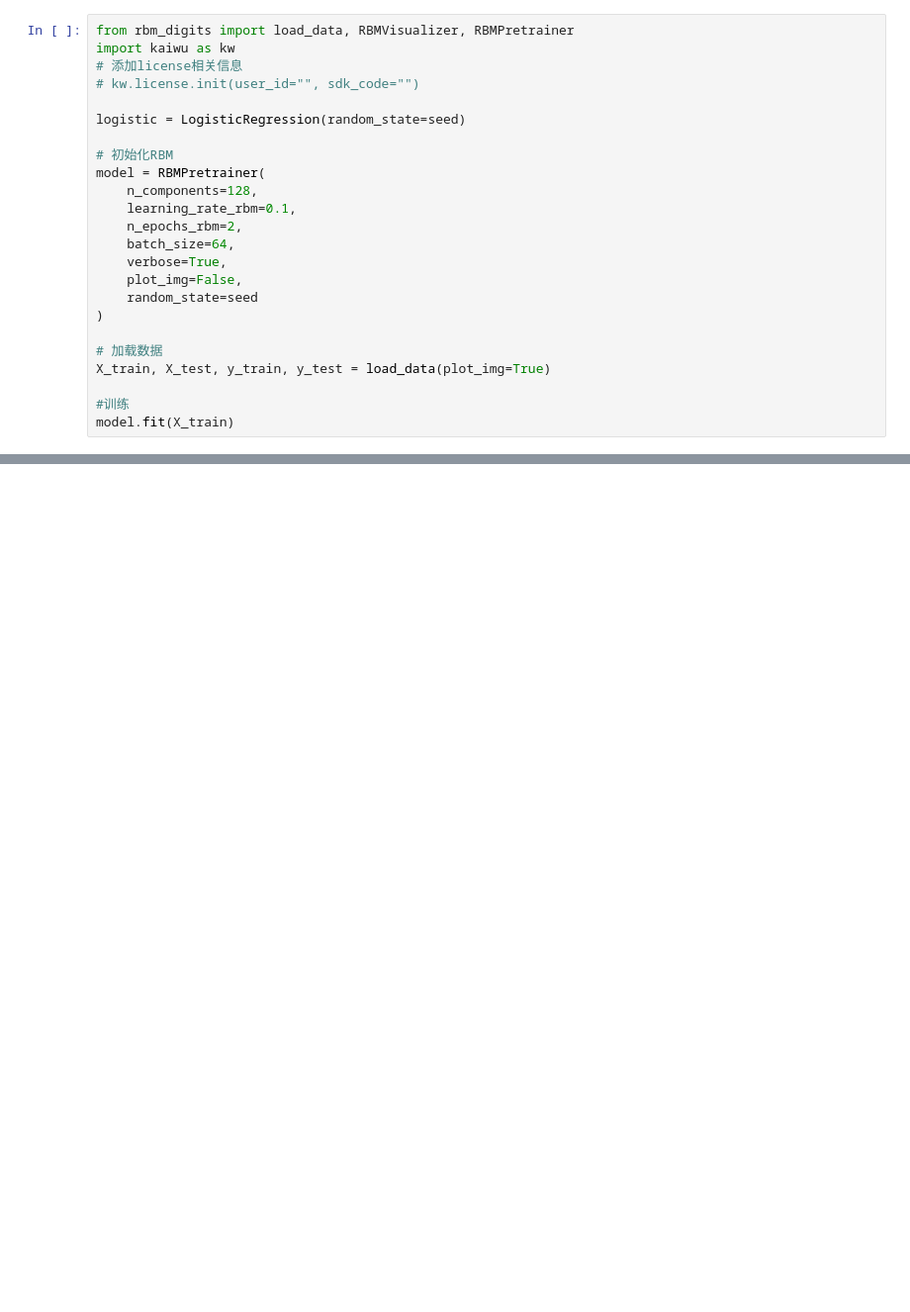
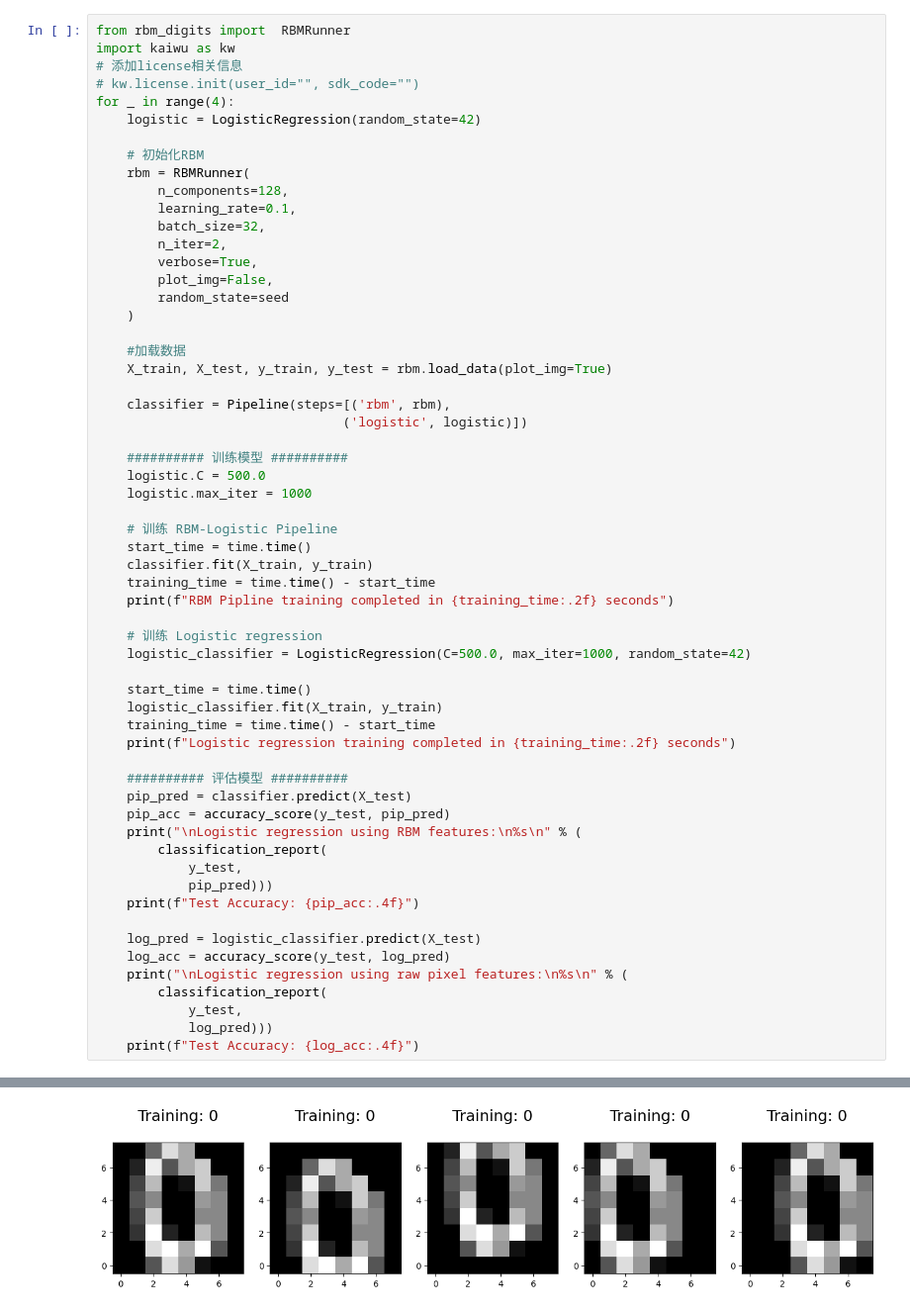
Before and after one commit to qboson/kaiwu-pytorch-plugin, a Jupyter notebook: example/rbm_digits/rbm_digits.ipynb, the cells around one changed output, grey strips where cells are left out. Shown at 99% size. Cells and saved outputs as stored; diff of their text form; blank space fills up the shorter version.

```diff
--- a/example/rbm_digits/rbm_digits.ipynb
+++ b/example/rbm_digits/rbm_digits.ipynb
@@ -105,26 +93,62 @@ random.seed(seed)
 # NumPy
 np.random.seed(seed)
 # %%
-from rbm_digits import load_data, RBMVisualizer, RBMPretrainer
+from rbm_digits import  RBMRunner
 import kaiwu as kw
 # 添加license相关信息
 # kw.license.init(user_id="", sdk_code="")
+for _ in range(4):
+    logistic = LogisticRegression(random_state=42)
 
-logistic = LogisticRegression(random_state=seed)
+    # 初始化RBM
+    rbm = RBMRunner(
+        n_components=128,
+        learning_rate=0.1,
+        batch_size=32,
+        n_iter=2,
+        verbose=True,
+        plot_img=False,
+        random_state=seed
+    )
 
-# 初始化RBM
-model = RBMPretrainer(
-    n_components=128,
-    learning_rate_rbm=0.1,
-    n_epochs_rbm=2,
-    batch_size=64,
-    verbose=True,
-    plot_img=False,
-    random_state=seed
-)
+    #加载数据
+    X_train, X_test, y_train, y_test = rbm.load_data(plot_img=True)
 
-# 加载数据
-X_train, X_test, y_train, y_test = load_data(plot_img=True)
+    classifier = Pipeline(steps=[('rbm', rbm),
+                                ('logistic', logistic)])
 
-#训练
-model.fit(X_train)
+    ########## 训练模型 ##########
+    logistic.C = 500.0
+    logistic.max_iter = 1000
+
+    # 训练 RBM-Logistic Pipeline
+    start_time = time.time()
+    classifier.fit(X_train, y_train)
+    training_time = time.time() - start_time
+    print(f"RBM Pipline training completed in {training_time:.2f} seconds")
+
+    # 训练 Logistic regression
+    logistic_classifier = LogisticRegression(C=500.0, max_iter=1000, random_state=42)
+
+    start_time = time.time()
+    logistic_classifier.fit(X_train, y_train)
+    training_time = time.time() - start_time
+    print(f"Logistic regression training completed in {training_time:.2f} seconds")
+
+    ########## 评估模型 ##########
+    pip_pred = classifier.predict(X_test)
+    pip_acc = accuracy_score(y_test, pip_pred)
+    print("\nLogistic regression using RBM features:\n%s\n" % (
+        classification_report(
+            y_test,
+            pip_pred)))
+    print(f"Test Accuracy: {pip_acc:.4f}")
+
+    log_pred = logistic_classifier.predict(X_test)
+    log_acc = accuracy_score(y_test, log_pred)
+    print("\nLogistic regression using raw pixel features:\n%s\n" % (
+        classification_report(
+            y_test,
+            log_pred)))
+    print(f"Test Accuracy: {log_acc:.4f}")
+# %% [output]
@@ -130,0 +197 @@ model.fit(X_train)
+[figure, added]
```
Also changed, not shown: parts of 7 cells of this notebook, 11 other files.
